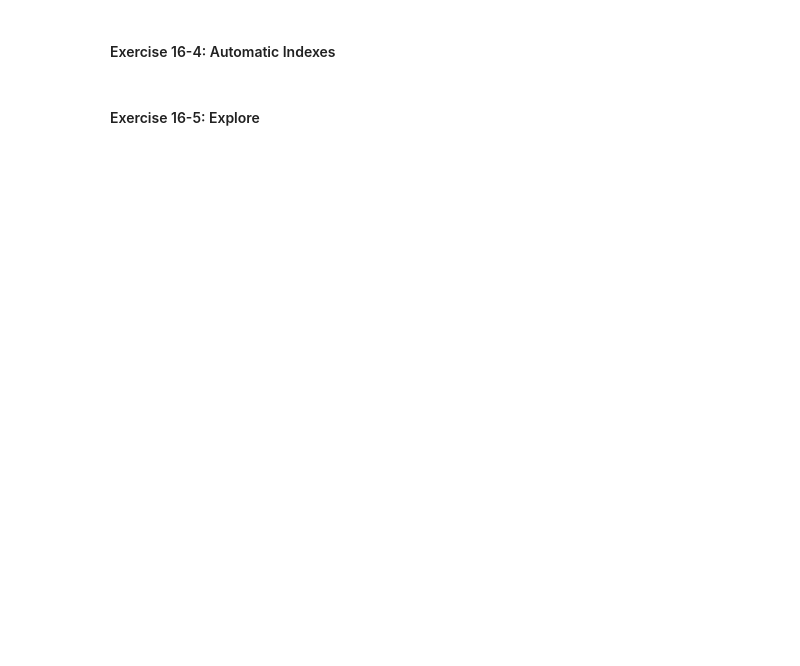
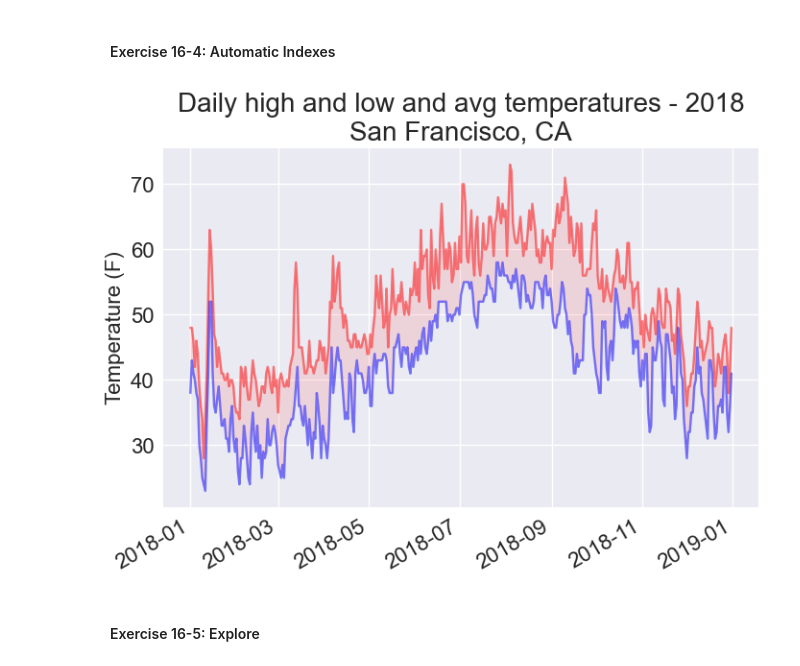
Before and after one commit to JChover/Python_Crash_Course, a Jupyter notebook: PART II - PROJECTS/Project 2 - Data Visualization/Chapter 16 - Downloading Data/Chapter_16.ipynb, the cells around one changed output. Cells and saved outputs as stored; diff of their text form; code cells hidden in the pictures; blank space fills up the shorter version.

```diff
--- a/PART II - PROJECTS/Project 2 - Data Visualization/Chapter 16 - Downloading Data/Chapter_16.ipynb
+++ b/PART II - PROJECTS/Project 2 - Data Visualization/Chapter 16 - Downloading Data/Chapter_16.ipynb
@@ -370,4 +535,57 @@ Visit the NOAA Climate Data Online site at https://www.ncdc.noaa.gov
 # %% [markdown]
 #### &emsp;Exercise 16-4: Automatic Indexes
+# %%
+# 15-04 Automatic indexes - e04_automatic_indexes.py
+import csv
+from datetime import datetime
+
+import matplotlib.pyplot as plt
+
+sanfrancisco = 'TIY/data/san_francisco_2018_simple.csv'
+sitka = 'TIY/data/sitka_weather_2018_simple.csv'
+
+with open(sitka) as f:
+    reader = csv.reader(f)
+    header = next(reader)
+
+    itmax, itmin = 0, 0
+    for index, column_header in enumerate(header):
+        if column_header == 'TMAX':
+            itmax = int(index)
+        elif column_header == 'TMIN':
+            itmin = int(index)
+
+    # Get DATE, TAVG, TMAX and TMIN from this file
+    dates, highs, lows = [], [], []
+    for row in reader:
+        current_date = datetime.strptime(row[2], '%Y-%m-%d')
+        try:
+            high = int(row[itmax])
+            low = int(row[itmin])
+        except ValueError:
+            print(f"Missing data for {current_date}")
+        else:
+            highs.append(high)
+            lows.append(low)
+            dates.append(current_date)
+
+# San Francisco - Plot the high and low temperatures and also average.
+plt.style.use('seaborn-v0_8')
+fig, ax = plt.subplots()
+ax.plot(dates, highs, c='red', alpha=0.5)
+ax.plot(dates, lows, c='blue', alpha=0.5)
+ax.fill_between(dates, highs, lows, facecolor='red', alpha=0.1)
+
+# Format plot.
+title = "Daily high and low and avg temperatures - 2018\nSan Francisco, CA"
+plt.title(title, fontsize=20)
+plt.xlabel('', fontsize=16)
+fig.autofmt_xdate()
+plt.ylabel("Temperature (F)", fontsize=16)
+plt.tick_params(axis='both', which='major', labelsize=16)
+
+plt.show()
+# %% [output]
+[figure, added]
 # %% [markdown]
 #### &emsp;Exercise 16-5: Explore
```
Also changed, not shown: parts of 5 cells of this notebook, 13 other files.
